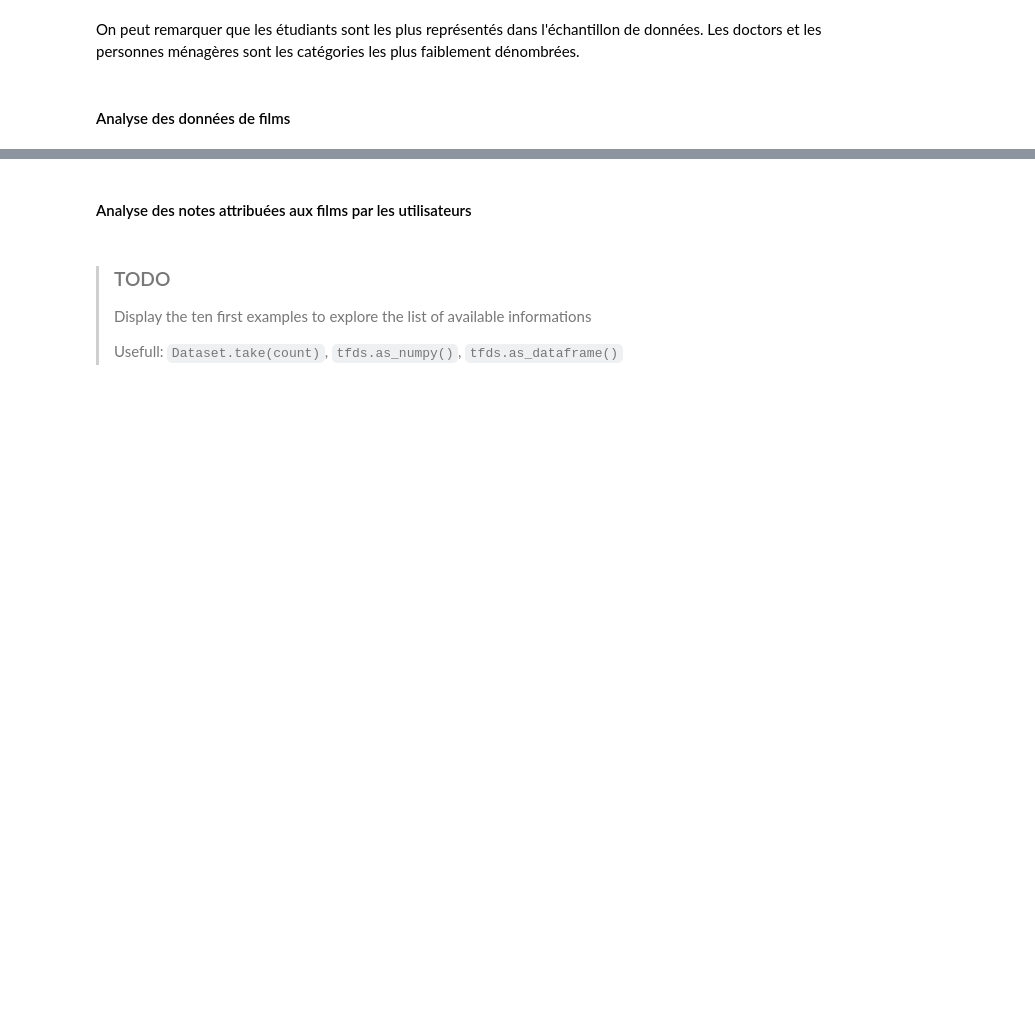
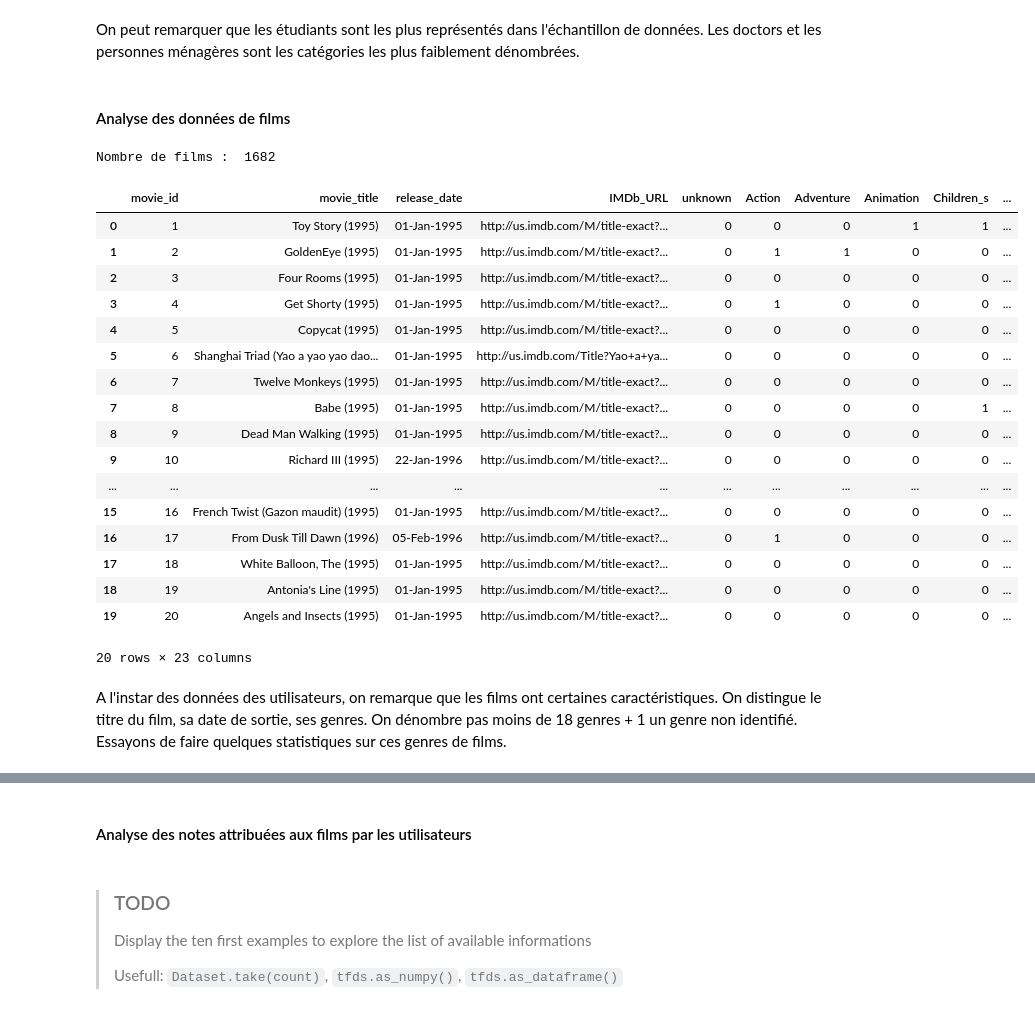
Before and after one commit to Arambarrix/recommander_system_for_movies, a Jupyter notebook: based_recommender_system_for_films.ipynb, the cells around one changed output, grey strips where cells are left out. Saved outputs shown, nothing was run; the diff lists cells and outputs as text; code cells hidden in the pictures; blank space fills up the shorter version.

```diff
--- a/based_recommender_system_for_films.ipynb
+++ b/based_recommender_system_for_films.ipynb
@@ -112,3 +111,32 @@ Axes(0.125,0.11;0.775x0.77)
 On peut remarquer que les étudiants sont les plus représentés dans l'échantillon de données. Les doctors et les personnes ménagères sont les catégories les plus faiblement dénombrées.
 # %% [markdown]
 #### Analyse des données de films
+# %%
+# Détermination du nombre de films
+print("Nombre de films : ",items.shape[0])
+# %% [output]
+Nombre de films :  1682
+# %%
+# Affichage de 20 exemples de films
+items.head(20)
+# %% [output]
+|  | movie_id | movie_title | release_date | IMDb_URL | unknown | Action | Adventure | Animation | Children_s | ... |
+| 0 | 1 | Toy Story (1995) | 01-Jan-1995 | http://us.imdb.com/M/title-exact?... | 0 | 0 | 0 | 1 | 1 | ... |
+| 1 | 2 | GoldenEye (1995) | 01-Jan-1995 | http://us.imdb.com/M/title-exact?... | 0 | 1 | 1 | 0 | 0 | ... |
+| 2 | 3 | Four Rooms (1995) | 01-Jan-1995 | http://us.imdb.com/M/title-exact?... | 0 | 0 | 0 | 0 | 0 | ... |
+| 3 | 4 | Get Shorty (1995) | 01-Jan-1995 | http://us.imdb.com/M/title-exact?... | 0 | 1 | 0 | 0 | 0 | ... |
+| 4 | 5 | Copycat (1995) | 01-Jan-1995 | http://us.imdb.com/M/title-exact?... | 0 | 0 | 0 | 0 | 0 | ... |
+| 5 | 6 | Shanghai Triad (Yao a yao yao dao... | 01-Jan-1995 | http://us.imdb.com/Title?Yao+a+ya... | 0 | 0 | 0 | 0 | 0 | ... |
+| 6 | 7 | Twelve Monkeys (1995) | 01-Jan-1995 | http://us.imdb.com/M/title-exact?... | 0 | 0 | 0 | 0 | 0 | ... |
+| 7 | 8 | Babe (1995) | 01-Jan-1995 | http://us.imdb.com/M/title-exact?... | 0 | 0 | 0 | 0 | 1 | ... |
+| 8 | 9 | Dead Man Walking (1995) | 01-Jan-1995 | http://us.imdb.com/M/title-exact?... | 0 | 0 | 0 | 0 | 0 | ... |
+| 9 | 10 | Richard III (1995) | 22-Jan-1996 | http://us.imdb.com/M/title-exact?... | 0 | 0 | 0 | 0 | 0 | ... |
+| ... | ... | ... | ... | ... | ... | ... | ... | ... | ... | ... |
+| 15 | 16 | French Twist (Gazon maudit) (1995) | 01-Jan-1995 | http://us.imdb.com/M/title-exact?... | 0 | 0 | 0 | 0 | 0 | ... |
+| 16 | 17 | From Dusk Till Dawn (1996) | 05-Feb-1996 | http://us.imdb.com/M/title-exact?... | 0 | 1 | 0 | 0 | 0 | ... |
+| 17 | 18 | White Balloon, The (1995) | 01-Jan-1995 | http://us.imdb.com/M/title-exact?... | 0 | 0 | 0 | 0 | 0 | ... |
+| 18 | 19 | Antonia's Line (1995) | 01-Jan-1995 | http://us.imdb.com/M/title-exact?... | 0 | 0 | 0 | 0 | 0 | ... |
+| 19 | 20 | Angels and Insects (1995) | 01-Jan-1995 | http://us.imdb.com/M/title-exact?... | 0 | 0 | 0 | 0 | 0 | ... |
+20 rows × 23 columns
+# %% [markdown]
+A l'instar des données des utilisateurs, on remarque que les films ont certaines caractéristiques. On distingue le titre du film, sa date de sortie, ses genres. On dénombre pas moins de 18 genres + 1 un genre non identifié. Essayons de faire quelques statistiques sur ces genres de films.
```
Also changed, not shown: parts of 10 cells of this notebook.
